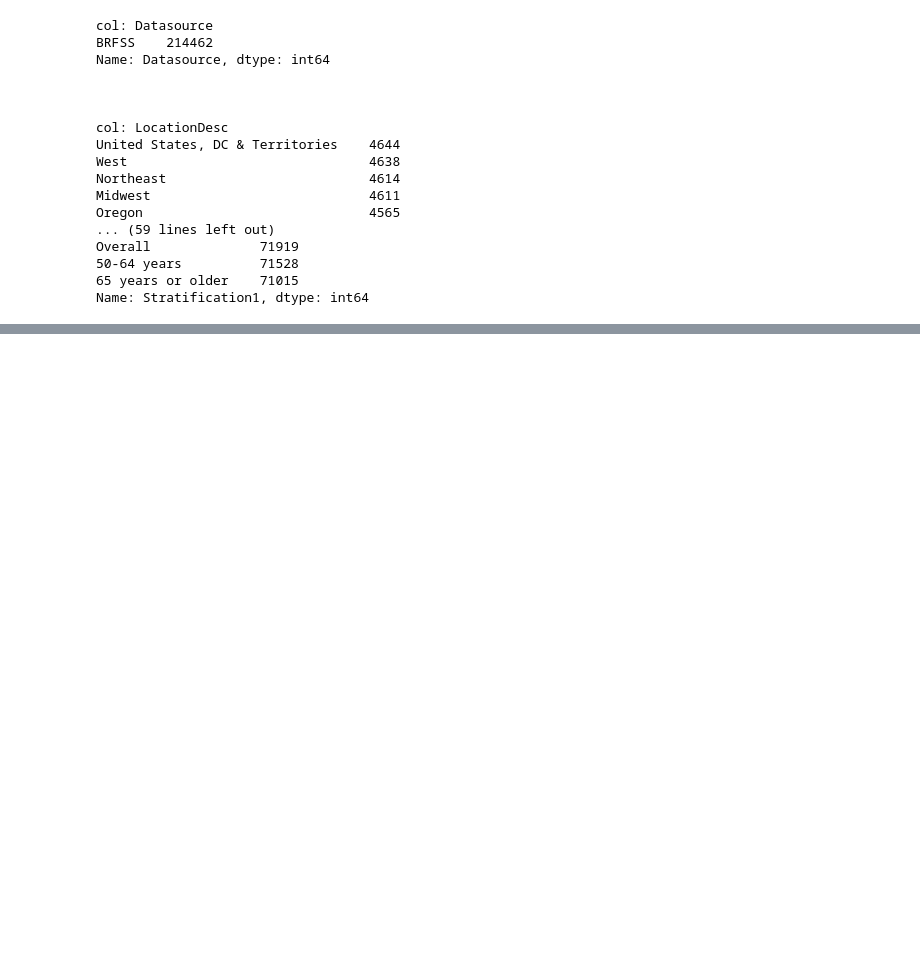
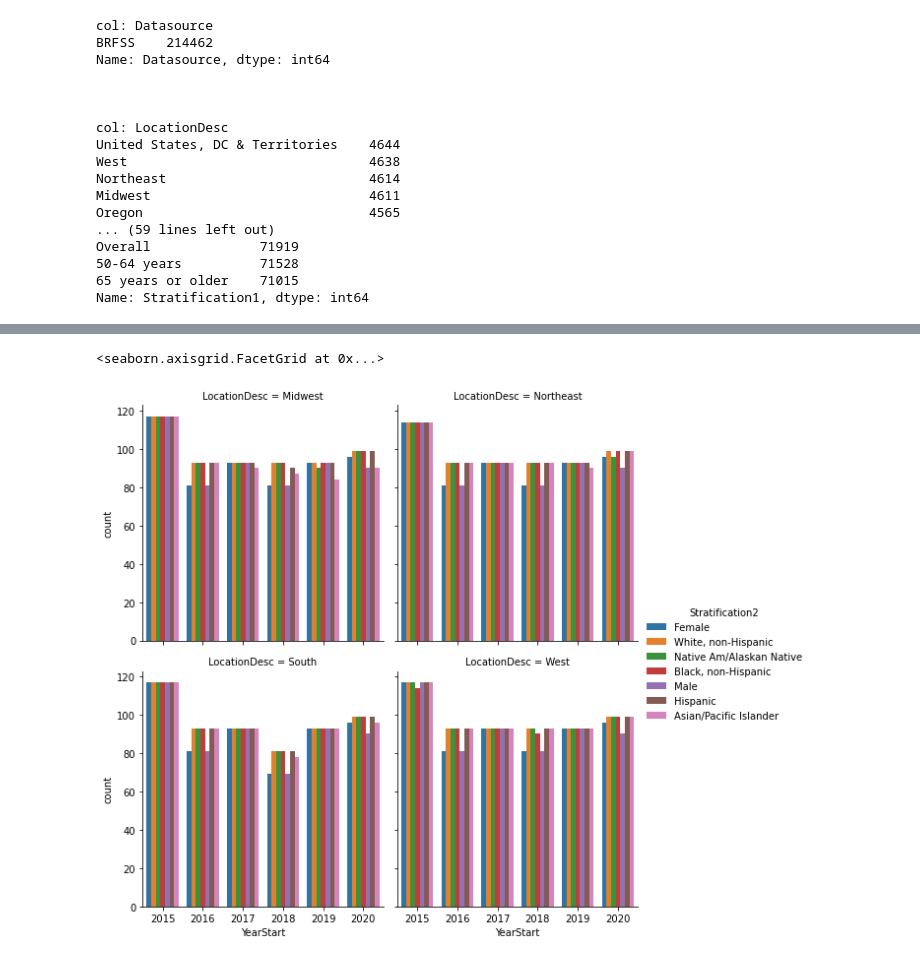
Before and after one commit to MRCIEU/2023-p3-away-day, a Jupyter notebook: hackathon/yi-alzheimer-analysis/yi-eda.ipynb, the cells around one changed output, grey strips where cells are left out. Saved outputs shown, nothing was run; the diff lists cells and outputs as text; code cells hidden in the pictures; blank space fills up the shorter version.

```diff
--- a/hackathon/yi-alzheimer-analysis/yi-eda.ipynb
+++ b/hackathon/yi-alzheimer-analysis/yi-eda.ipynb
@@ -127,0 +146,14 @@ Name: Stratification1, dtype: int64
+# %%
+STATES = [
+    "West", "Northeast", "Midwest", "South"
+         ]
+df = source_df[source_df["LocationDesc"].isin(STATES)].reset_index(drop=True)
+sns.factorplot(
+    x="YearStart", hue="Stratification2", col="LocationDesc",
+               col_wrap=2,
+               size=4, aspect=1,
+               kind="count",
+               data=df)
+# %% [output]
+<seaborn.axisgrid.FacetGrid at 0x...>
+[figure, added]
```
Also changed, not shown: parts of 5 cells of this notebook.
